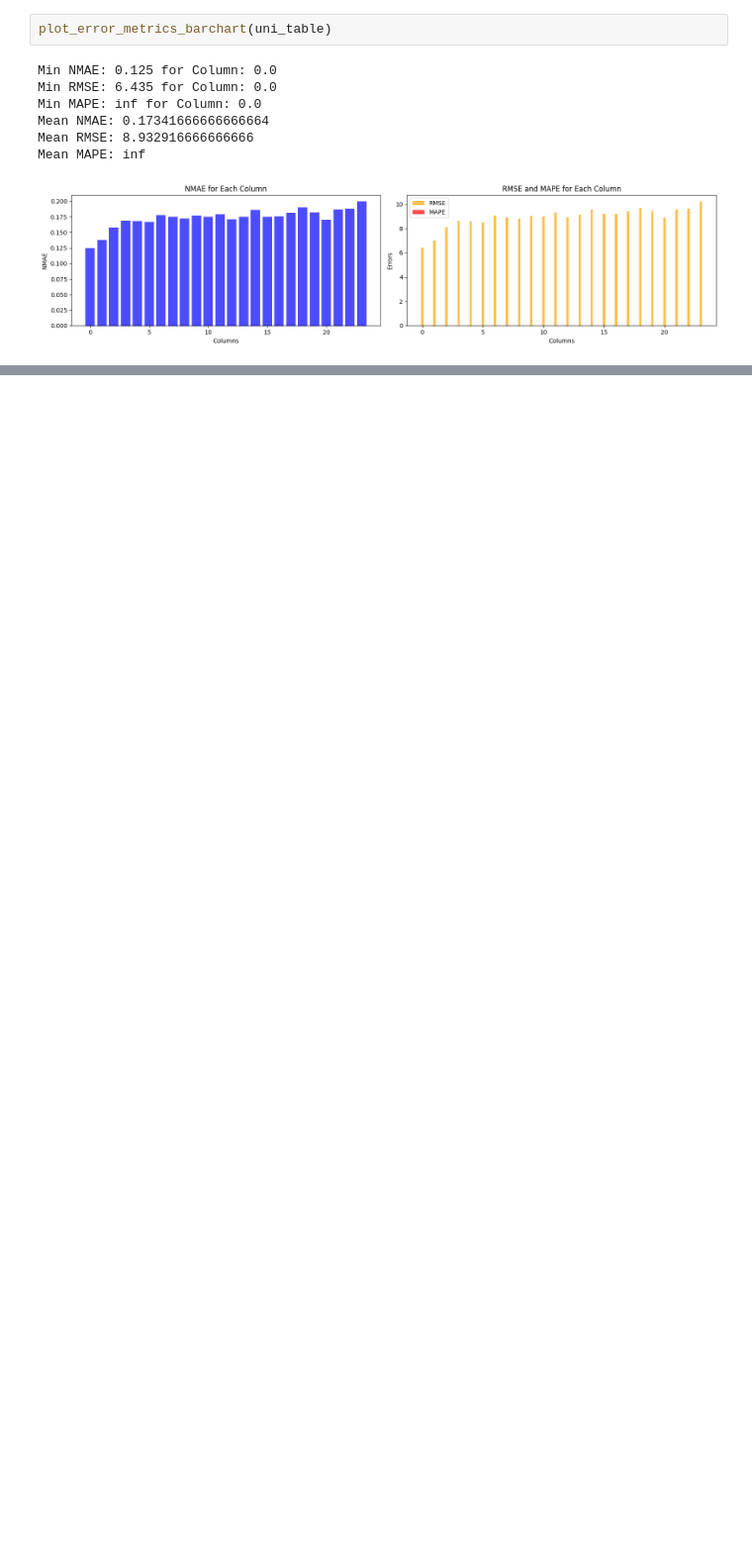
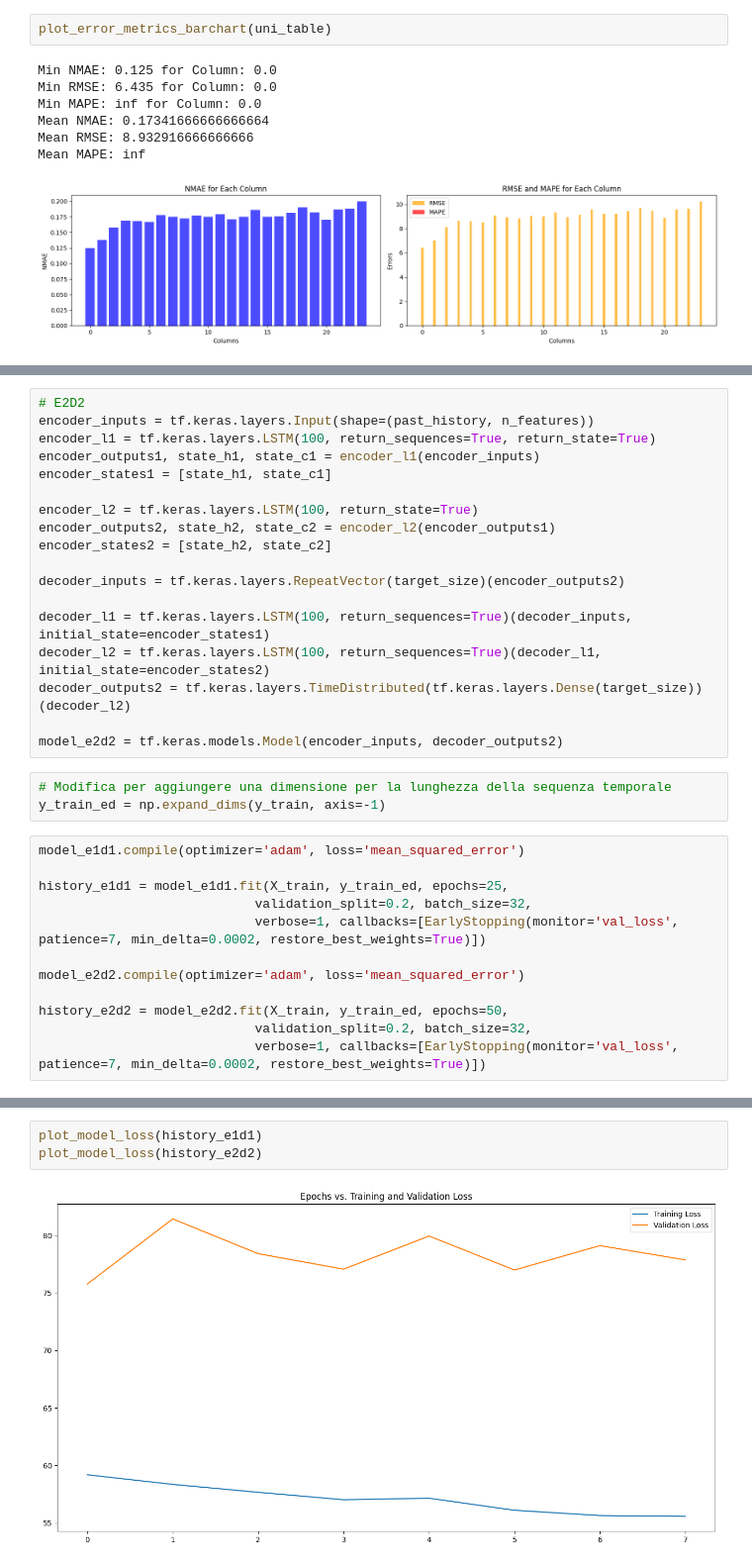
Before and after one commit to GiovanniPerri23/master_thesis, a Jupyter notebook: notebooks_try/vanilla_transformers.ipynb, the cells around one changed output, grey strips where cells are left out. Shown at 99% size. Saved outputs shown, nothing was run; the diff lists cells and outputs as text; blank space fills up the shorter version.

```diff
--- a/notebooks_try/vanilla_transformers.ipynb
+++ b/notebooks_try/vanilla_transformers.ipynb
@@ -436,0 +556,33 @@ Mean MAPE: inf
+# %%
+# E2D2
+encoder_inputs = tf.keras.layers.Input(shape=(past_history, n_features))
+encoder_l1 = tf.keras.layers.LSTM(100, return_sequences=True, return_state=True)
+encoder_outputs1, state_h1, state_c1 = encoder_l1(encoder_inputs)
+encoder_states1 = [state_h1, state_c1]
+
+encoder_l2 = tf.keras.layers.LSTM(100, return_state=True)
+encoder_outputs2, state_h2, state_c2 = encoder_l2(encoder_outputs1)
+encoder_states2 = [state_h2, state_c2]
+
+decoder_inputs = tf.keras.layers.RepeatVector(target_size)(encoder_outputs2)
+
+decoder_l1 = tf.keras.layers.LSTM(100, return_sequences=True)(decoder_inputs, initial_state=encoder_states1)
+decoder_l2 = tf.keras.layers.LSTM(100, return_sequences=True)(decoder_l1, initial_state=encoder_states2)
+decoder_outputs2 = tf.keras.layers.TimeDistributed(tf.keras.layers.Dense(target_size))(decoder_l2)
+
+model_e2d2 = tf.keras.models.Model(encoder_inputs, decoder_outputs2)
+# %%
+# Modifica per aggiungere una dimensione per la lunghezza della sequenza temporale
+y_train_ed = np.expand_dims(y_train, axis=-1)
+# %%
+model_e1d1.compile(optimizer='adam', loss='mean_squared_error')
+
+history_e1d1 = model_e1d1.fit(X_train, y_train_ed, epochs=25,
+                            validation_split=0.2, batch_size=32,
+                            verbose=1, callbacks=[EarlyStopping(monitor='val_loss', patience=7, min_delta=0.0002, restore_best_weights=True)])
+
+model_e2d2.compile(optimizer='adam', loss='mean_squared_error')
+
+history_e2d2 = model_e2d2.fit(X_train, y_train_ed, epochs=50,
+                            validation_split=0.2, batch_size=32,
+                            verbose=1, callbacks=[EarlyStopping(monitor='val_loss', patience=7, min_delta=0.0002, restore_best_weights=True)])
@@ -436,0 +607,5 @@ Mean MAPE: inf
+# %%
+plot_model_loss(history_e1d1)
+plot_model_loss(history_e2d2)
+# %% [output]
+[figure, added]
```
Also changed, not shown: parts of 26 cells of this notebook, 7 other files.
